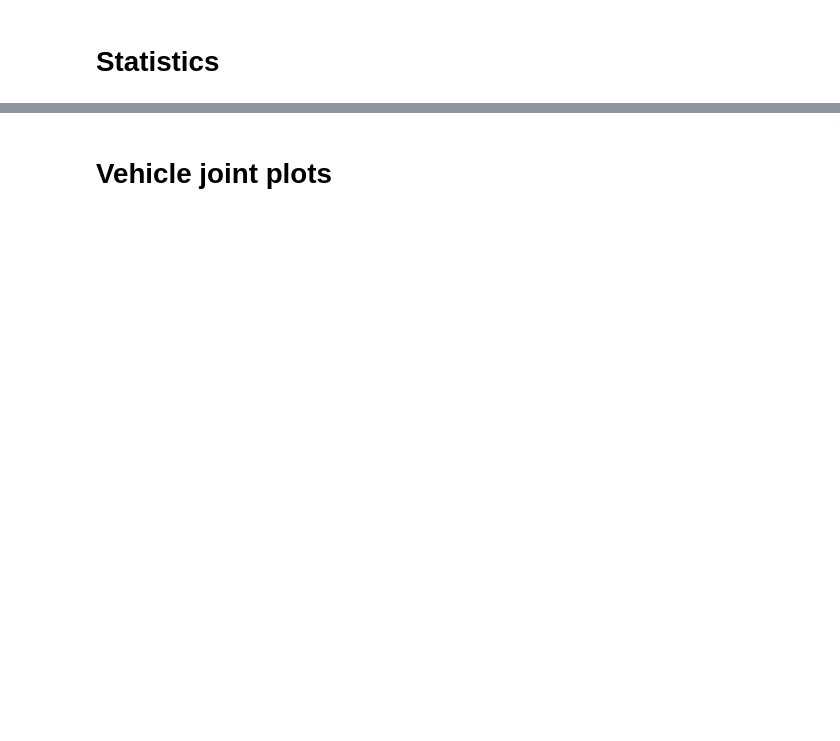
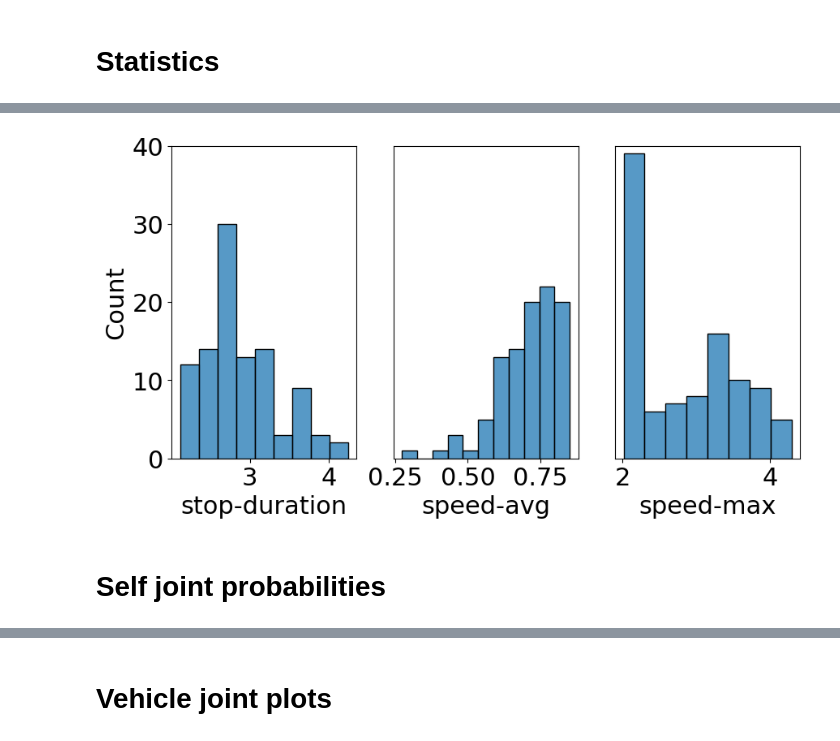
Before and after one commit to adhocmaster/TTI-dataset-tools, a Jupyter notebook: src/notebooks/ped-behavior-analysis.ipynb, the cells around one changed output, grey strips where cells are left out. Drawn from its saved outputs; the diff is of its cells as text; code cells hidden in the pictures; blank space fills up the shorter version.

```diff
--- a/src/notebooks/ped-behavior-analysis.ipynb
+++ b/src/notebooks/ped-behavior-analysis.ipynb
@@ -182,6 +204,7 @@ plt.show()
 # %%
 from collections import defaultdict
 # %%
+pedIds = pedDf["uniqueTrackId"].unique()
 colData = defaultdict(lambda: list())
 for pedId in pedIds:
     aPed = pedDf[pedDf["uniqueTrackId"] == pedId]
@@ -213,0 +239,21 @@ plt.show()
+# %%
+plt.rcParams.update({'font.size': 22})
+fig, axes = plt.subplots(1,3, figsize = (10,5))
+sns.histplot(pedStats['stop-duration'] ,ax=axes[0])
+axes[0].set_ylim(0, 40)
+# plt.show()
+sns.histplot(pedStats['speed-avg'] ,ax=axes[1])
+axes[1].set_ylim(0, 40)
+axes[1].get_yaxis().set_visible(False)
+
+# plt.show()
+sns.histplot(pedStats['speed-max'] ,ax=axes[2])
+axes[2].set_ylim(0, 40)
+axes[2].get_yaxis().set_visible(False)
+# for ax in axes:
+#     ax.set_ylim(50)
+plt.show()
+# %% [output]
+[figure, added]
+# %% [markdown]
+# Self joint probabilities
```
Also changed, not shown: parts of 13 cells of this notebook.
